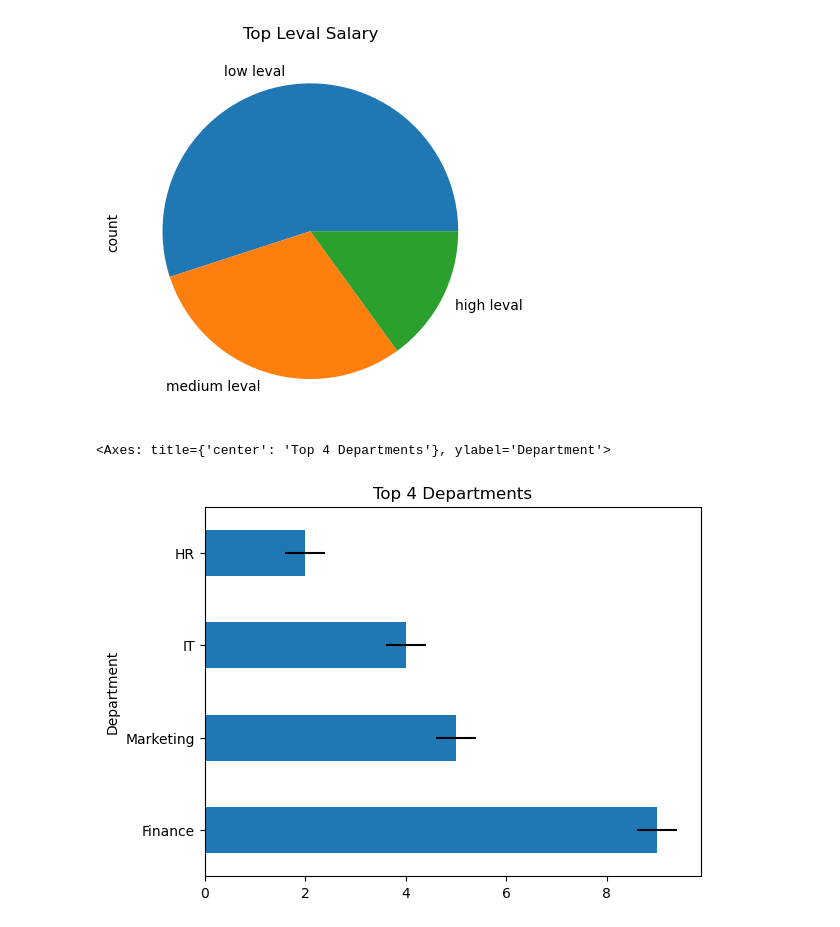
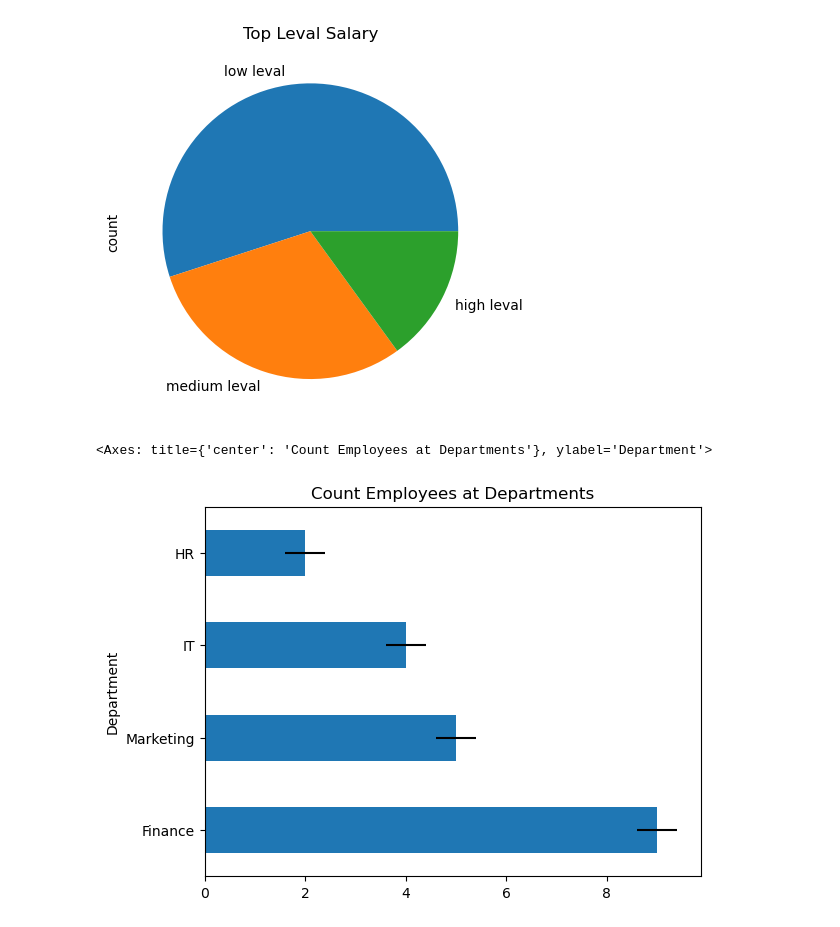
Before and after one commit to krasigarev/Data-Cleaning-with-Python-Pandas, a Jupyter notebook: Data Cleaning in Python with Pandas.ipynb, the cells around one changed output. Drawn from its saved outputs; the diff is of its cells as text; code cells hidden in the pictures.

```diff
--- a/Data Cleaning in Python with Pandas.ipynb
+++ b/Data Cleaning in Python with Pandas.ipynb
@@ -52,7 +52,7 @@ df['leval Salary'].value_counts().plot(kind='pie', title='Top Leval Salary')
 <Axes: title={'center': 'Top Leval Salary'}, ylabel='count'>
 [figure]
 # %%
-df['Department'].value_counts().plot(kind='barh', title='Top 4 Departments', xerr=0.4)
+df['Department'].value_counts().plot(kind='barh', title='Count Employees at Departments', xerr=0.4)
 # %% [output]
-<Axes: title={'center': 'Top 4 Departments'}, ylabel='Department'>
+<Axes: title={'center': 'Count Employees at Departments'}, ylabel='Department'>
-[figure, old version]
+[figure, new version]
```
